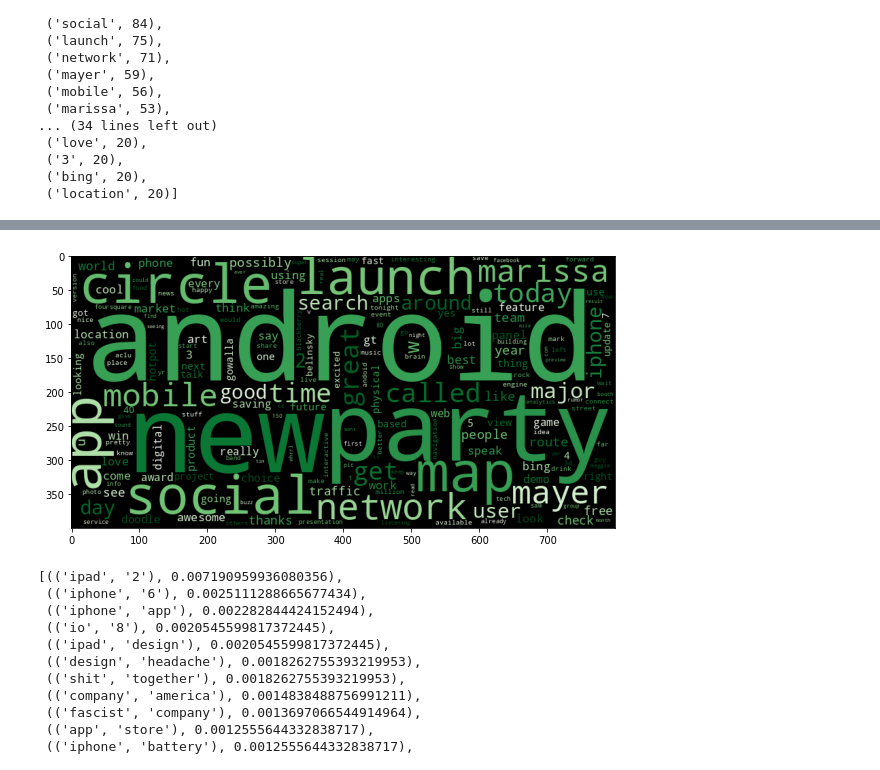
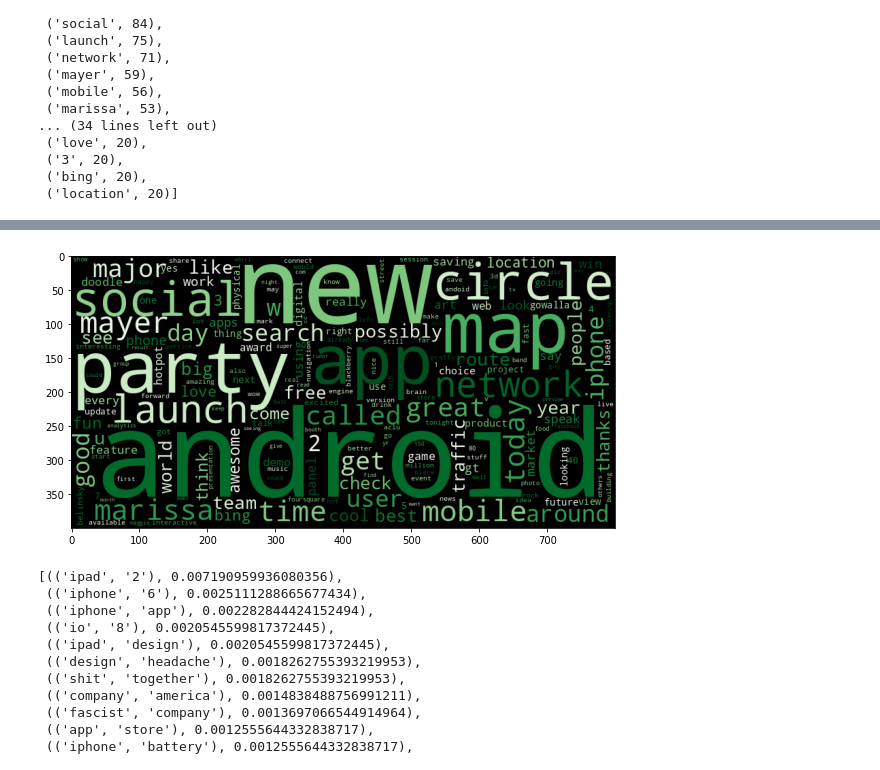
Before and after one commit to ddey117/ABSA_Project_4, a Jupyter notebook: Exploratory_Notebook.ipynb, the cells around one changed output, grey strips where cells are left out. Cells and saved outputs as stored; diff of their text form; code cells hidden in the pictures.

```diff
--- a/Exploratory_Notebook.ipynb
+++ b/Exploratory_Notebook.ipynb
@@ -588,16 +608,16 @@ plt.imshow(wordcloud);
 # %%
 wordcloud = WordCloud(background_color='black',
                      colormap='Greens',
                      width=800,
                      height=400)
 
-wordcloud.fit_words(pos_google_freqdist)
+wordcloud.generate_from_frequencies(pos_google_freqdist)
 wordcloud.to_file('images/pos_google_cloud.jpg')
 
 plt.figure(figsize=(10,5))
 plt.imshow(wordcloud);
 # %% [output]
-[figure, old version]
+[figure, new version]
 # %%
 bigram_measures = nltk.collocations.BigramAssocMeasures()
 apple_neg_finder = BigramCollocationFinder.from_words(neg_apple_tokens)
```
Also changed, not shown: parts of 14 cells of this notebook, 3 other files.
